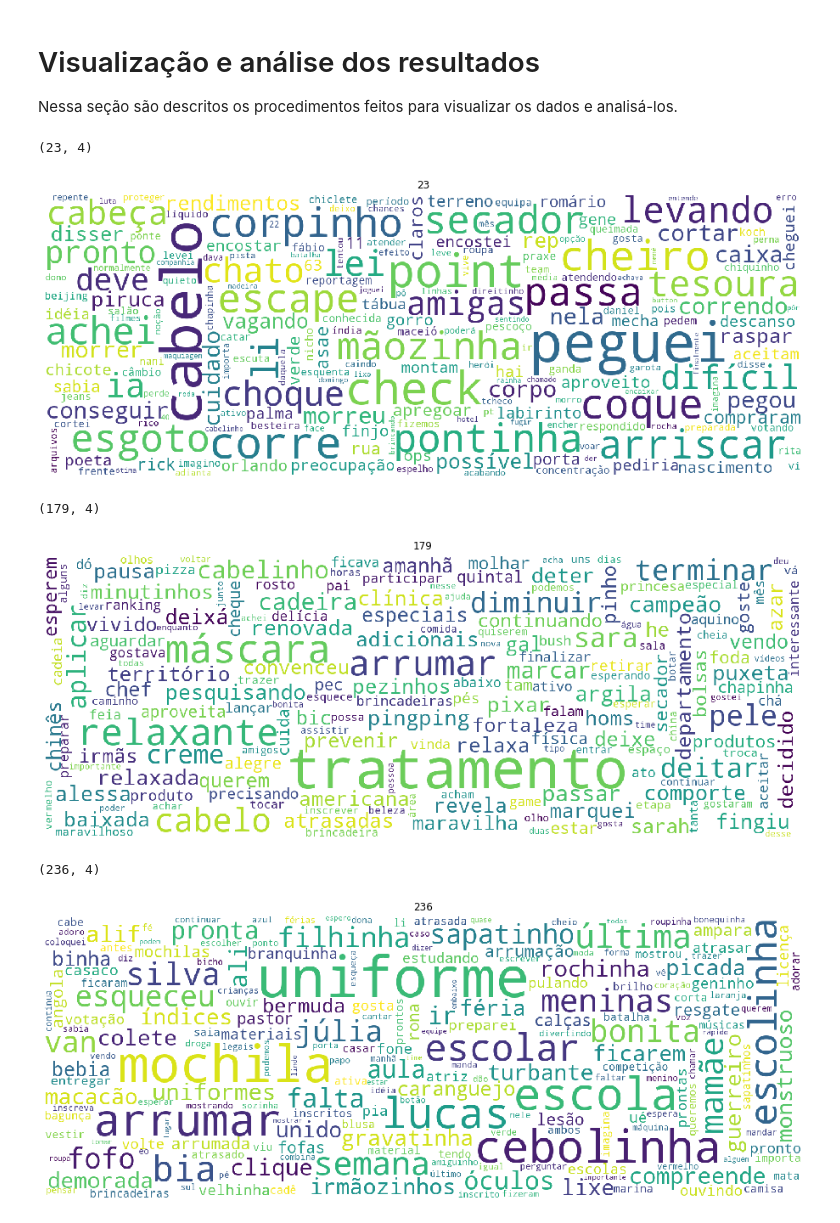
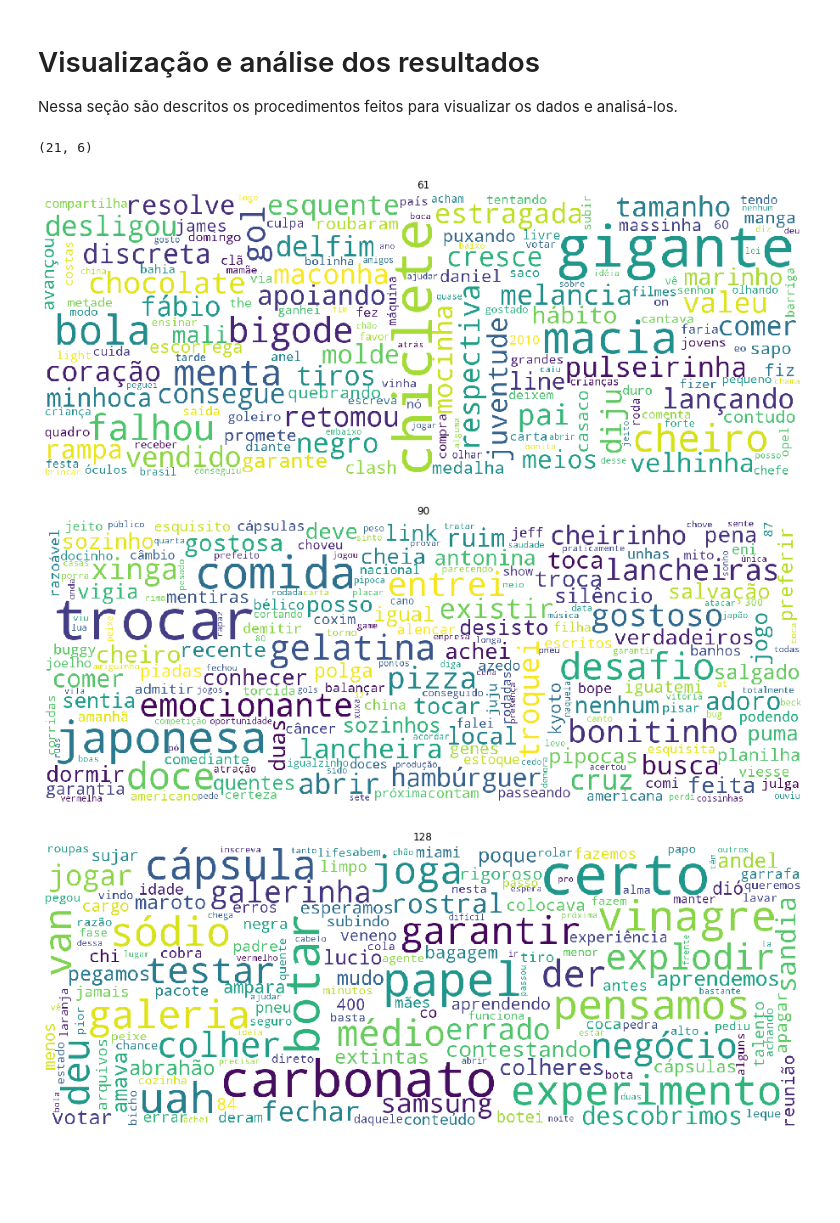
Before and after one commit to mathocosta/TCC, a Jupyter notebook: TCC.ipynb, the cells around one changed output. Cells and saved outputs as stored; diff of their text form; code cells hidden in the pictures; blank space fills up the shorter version.

```diff
--- a/TCC.ipynb
+++ b/TCC.ipynb
@@ -307,53 +307,49 @@ Nessa seção são descritos os procedimentos feitos para visualizar os dados e
 # %%
 import random
 from wordcloud import WordCloud
 
 def find_other_text(cluster):
     selected_object = ()
     current_cluster = (cluster == 0) if 1 else 0
     while current_cluster != cluster:
         selected_object = random.choice(list(enumerate(y_kmeans)))
         current_cluster = selected_object[1]
 
     return selected_object
 
 def show_wordcloud(wc_image, identifier):
     plt.figure(figsize=(16,9))
     plt.imshow(wc_image)
     plt.axis("off")
     plt.title(identifier)
     plt.show()
 
+def generate_wordcloud(text_identifier):
+    wc = WordCloud(
+        max_font_size=120,
+        width=1600,
+        height=600,
+        background_color='white',
+        stopwords=stopwords_and_punctuation
+    )
+    topn_words = topn_words_from_texts[text_identifier]
+    return wc.generate_from_frequencies(topn_words)
+
 # first_text = random.choice(list(enumerate(y_kmeans)))
-first_text = (23, 4)
-second_text = (179, 4)
-third_text = (236, 4)
-
-wc = WordCloud(
-    max_font_size=120,
-    width=1600,
-    height=600,
-    background_color='white',
-    stopwords=stopwords_and_punctuation
-)
+first_text = (21, 6)
+second_text = (90, 6)
+third_text = (128, 6)
 
 print(first_text)
-# show_wordcloud(wc.generate(processed_texts[first_text[0]]))
-show_wordcloud(wc.generate_from_frequencies(topn_words_from_texts[first_text[0]]), first_text[0])
-
-print(second_text)
-show_wordcloud(wc.generate_from_frequencies(topn_words_from_texts[second_text[0]]), second_text[0])
-
-print(third_text)
-show_wordcloud(wc.generate_from_frequencies(topn_words_from_texts[third_text[0]]), third_text[0])
+show_wordcloud(generate_wordcloud(61), 61)
+show_wordcloud(generate_wordcloud(90), 90)
+show_wordcloud(generate_wordcloud(128), 128)
 # [print(index) for index, cluster in enumerate(y_kmeans) if cluster == 7]
 # %% [output]
-(23, 4)
+(21, 6)
-[figure, old version]
+[figure, new version]
-(179, 4)
-[figure, old version]
+[figure, new version]
-(236, 4)
-[figure, old version]
+[figure, new version]
 # %%
 
 # Obtém a contagem de elementos nos clusters
```
Also changed, not shown: parts of 3 cells of this notebook.
